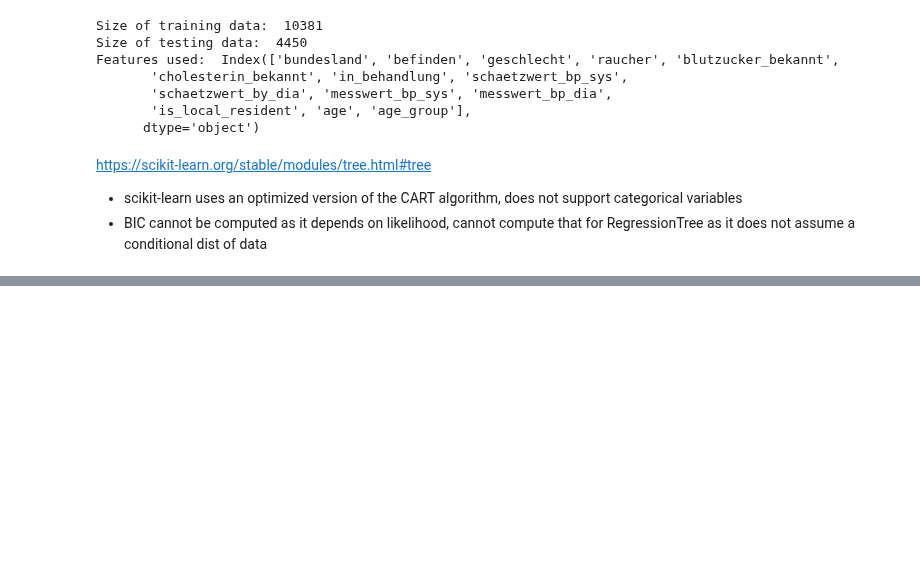
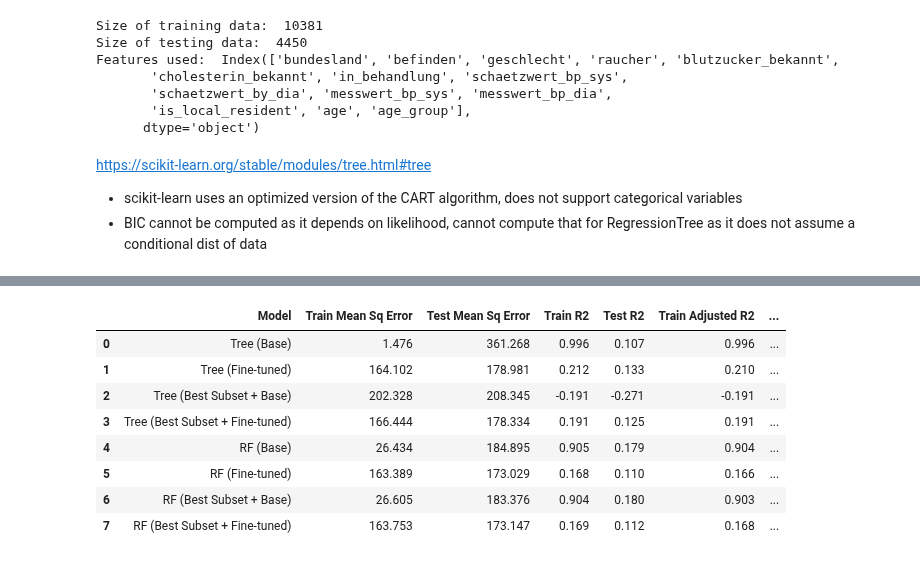
Before and after one commit to farrukh-ahmed/Case-Studies---Project-1, a Jupyter notebook: Notebooks/Week04-RegressionTrees.ipynb, the cells around one changed output, grey strips where cells are left out. Cells and saved outputs as stored; diff of their text form; code cells hidden in the pictures; blank space fills up the shorter version.

```diff
--- a/Notebooks/Week04-RegressionTrees.ipynb
+++ b/Notebooks/Week04-RegressionTrees.ipynb
@@ -311,0 +396,10 @@ Test Results:  {'r_2': 0.15005999582142482, 'adjusted_r_2': 0.14718469134179502,
+# %%
+# using best subset selection with default parameters for DecisionTreeRegressorRandomForest
+model_params = {}
+model_params["criterion"] = "squared_error"
+model_params["n_estimators"] = 100
+model_type = "DecisionTreeRegressorRandomForest"
+criterion = BEST_SUBSET_CRITERION
+features = list(X_train.columns)
+model_rf_base_best, train_results_rf_base_best, test_results_rf_base_best = best_subset_selection(features, criterion, X_train, Y_train, X_test, Y_test,
+                                                     model_type, model_params, 1)
@@ -311,0 +411,11 @@ Test Results:  {'r_2': 0.15005999582142482, 'adjusted_r_2': 0.14718469134179502,
+# %%
+# using best subset selection with finetuned parameters for DecisionTreeRegressor
+
+model_type = "DecisionTreeRegressor"
+model_params = tuning_model.best_params_.copy()
+model_params["criterion"] = "squared_error"
+criterion = BEST_SUBSET_CRITERION
+features = list(X_train.columns)
+
+model_tree_fine_best, train_results_tree_fine_best, test_results_tree_fine_best = best_subset_selection(features, criterion, X_train, Y_train, X_test, Y_test,
+                                                     model_type, model_params, 1)
@@ -311,0 +427,11 @@ Test Results:  {'r_2': 0.15005999582142482, 'adjusted_r_2': 0.14718469134179502,
+# %%
+# using best subset selection with finetuned parameters for DecisionTreeRegressorRF
+
+model_type = "DecisionTreeRegressorRandomForest"
+model_params = tuning_model.best_params_.copy()
+del model_params["splitter"]
+model_params["n_estimators"] = 100
+criterion = BEST_SUBSET_CRITERION
+features = list(X_train.columns)
+model_rf_fine_best, train_results_rf_fine_best, test_results_rf_fine_best = best_subset_selection(features, criterion, X_train, Y_train, X_test, Y_test,
+                                                     model_type, model_params, 1)
@@ -311,0 +443,22 @@ Test Results:  {'r_2': 0.15005999582142482, 'adjusted_r_2': 0.14718469134179502,
+# %%
+train_result_list = [train_results_tree_base, train_results_tree_fine, train_results_tree_base_best, train_results_tree_fine_best,
+                     train_results_rf_base, train_results_rf_fine, train_results_rf_base_best, train_results_rf_fine_best]
+
+test_result_list = [test_results_tree_base, test_results_tree_fine, test_results_tree_base_best, test_results_tree_fine_best,
+                     test_results_rf_base, test_results_rf_fine, test_results_rf_base_best, test_results_rf_fine_best]
+
+model_names = ["Tree (Base)", "Tree (Fine-tuned)", "Tree (Best Subset + Base)", "Tree (Best Subset + Fine-tuned)",
+               "RF (Base)", "RF (Fine-tuned)", "RF (Best Subset + Base)", "RF (Best Subset + Fine-tuned)"]
+
+tab = tabularize_model_metrics(train_result_list, test_result_list, model_names)
+round(tab, 3)
+# %% [output]
+|  | Model | Train Mean Sq Error | Test Mean Sq Error | Train R2 | Test R2 | Train Adjusted R2 | ... |
+| 0 | Tree (Base) | 1.476 | 361.268 | 0.996 | 0.107 | 0.996 | ... |
+| 1 | Tree (Fine-tuned) | 164.102 | 178.981 | 0.212 | 0.133 | 0.210 | ... |
+| 2 | Tree (Best Subset + Base) | 202.328 | 208.345 | -0.191 | -0.271 | -0.191 | ... |
+| 3 | Tree (Best Subset + Fine-tuned) | 166.444 | 178.334 | 0.191 | 0.125 | 0.191 | ... |
+| 4 | RF (Base) | 26.434 | 184.895 | 0.905 | 0.179 | 0.904 | ... |
+| 5 | RF (Fine-tuned) | 163.389 | 173.029 | 0.168 | 0.110 | 0.166 | ... |
+| 6 | RF (Best Subset + Base) | 26.605 | 183.376 | 0.904 | 0.180 | 0.903 | ... |
+| 7 | RF (Best Subset + Fine-tuned) | 163.753 | 173.147 | 0.169 | 0.112 | 0.168 | ... |
```
Also changed, not shown: parts of 14 cells of this notebook, 1 other file.
